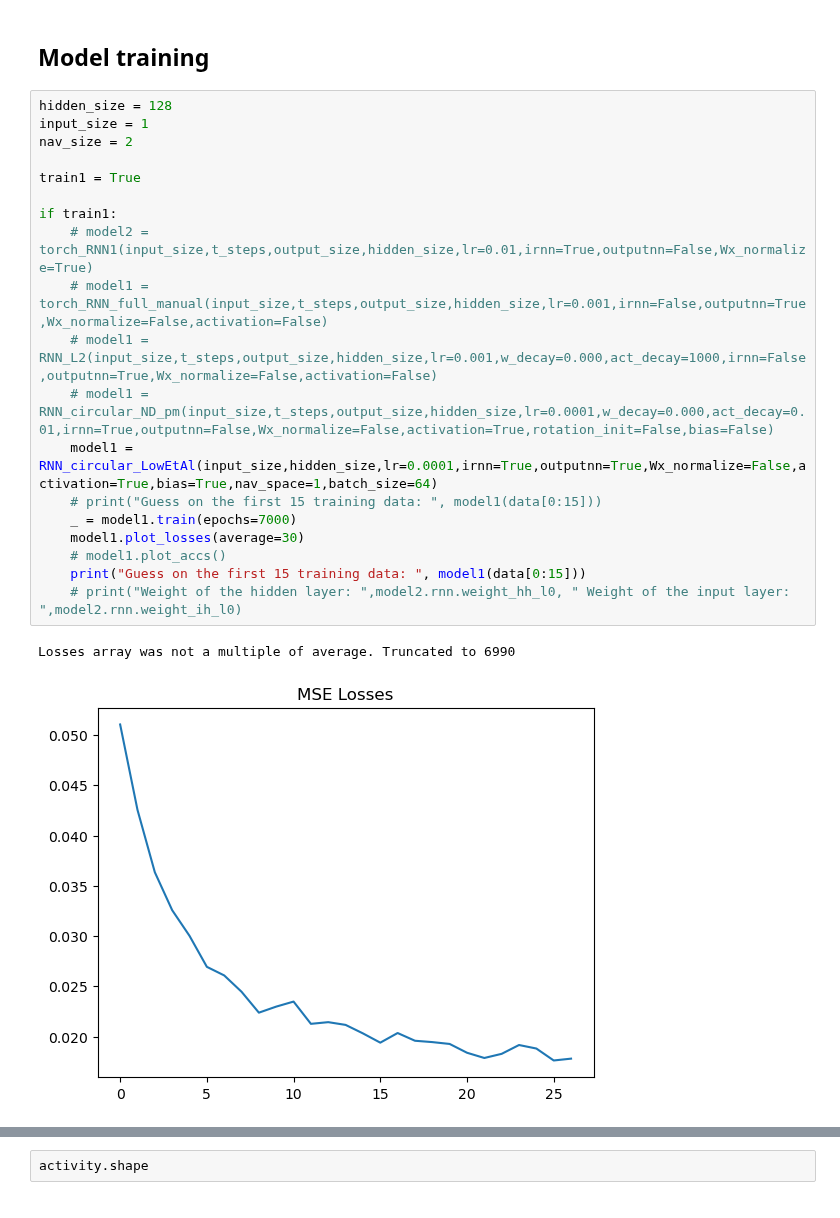
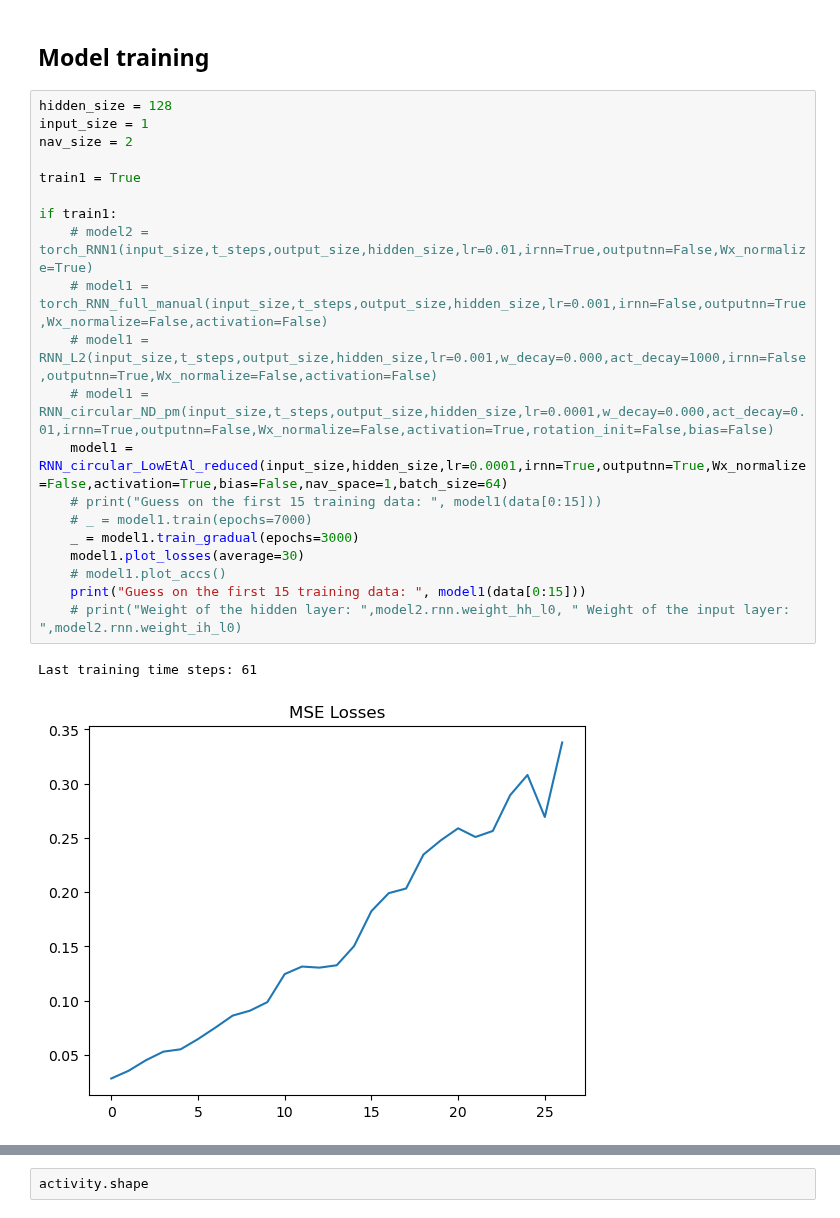
Before and after one commit to bioAI-Oslo/RNN-Adding-Problem-Representations, a Jupyter notebook: notebooks/regularized.ipynb, the cells around one changed output, grey strips where cells are left out. Cells and saved outputs as stored; diff of their text form.

```diff
--- a/notebooks/regularized.ipynb
+++ b/notebooks/regularized.ipynb
@@ -77,22 +77,23 @@ tensor([[-0.1636,  0.9865],
 # %%
 hidden_size = 128
 input_size = 1
 nav_size = 2
 
 train1 = True
 
 if train1:
     # model2 = torch_RNN1(input_size,t_steps,output_size,hidden_size,lr=0.01,irnn=True,outputnn=False,Wx_normalize=True)
     # model1 = torch_RNN_full_manual(input_size,t_steps,output_size,hidden_size,lr=0.001,irnn=False,outputnn=True,Wx_normalize=False,activation=False)
     # model1 = RNN_L2(input_size,t_steps,output_size,hidden_size,lr=0.001,w_decay=0.000,act_decay=1000,irnn=False,outputnn=True,Wx_normalize=False,activation=False)
     # model1 = RNN_circular_ND_pm(input_size,t_steps,output_size,hidden_size,lr=0.0001,w_decay=0.000,act_decay=0.01,irnn=True,outputnn=False,Wx_normalize=False,activation=True,rotation_init=False,bias=False)
-    model1 = RNN_circular_LowEtAl(input_size,hidden_size,lr=0.0001,irnn=True,outputnn=True,Wx_normalize=False,activation=True,bias=True,nav_space=1,batch_size=64)
+    model1 = RNN_circular_LowEtAl_reduced(input_size,hidden_size,lr=0.0001,irnn=True,outputnn=True,Wx_normalize=False,activation=True,bias=False,nav_space=1,batch_size=64)
     # print("Guess on the first 15 training data: ", model1(data[0:15]))
-    _ = model1.train(epochs=7000)
+    # _ = model1.train(epochs=7000)
+    _ = model1.train_gradual(epochs=3000)
     model1.plot_losses(average=30)
     # model1.plot_accs()
     print("Guess on the first 15 training data: ", model1(data[0:15]))
     # print("Weight of the hidden layer: ",model2.rnn.weight_hh_l0, " Weight of the input layer: ",model2.rnn.weight_ih_l0)
 # %% [output]
-Losses array was not a multiple of average. Truncated to 6990
+Last training time steps: 61
-[figure, old version]
+[figure, new version]
```
Also changed, not shown: parts of 16 cells of this notebook, 1 other file.
